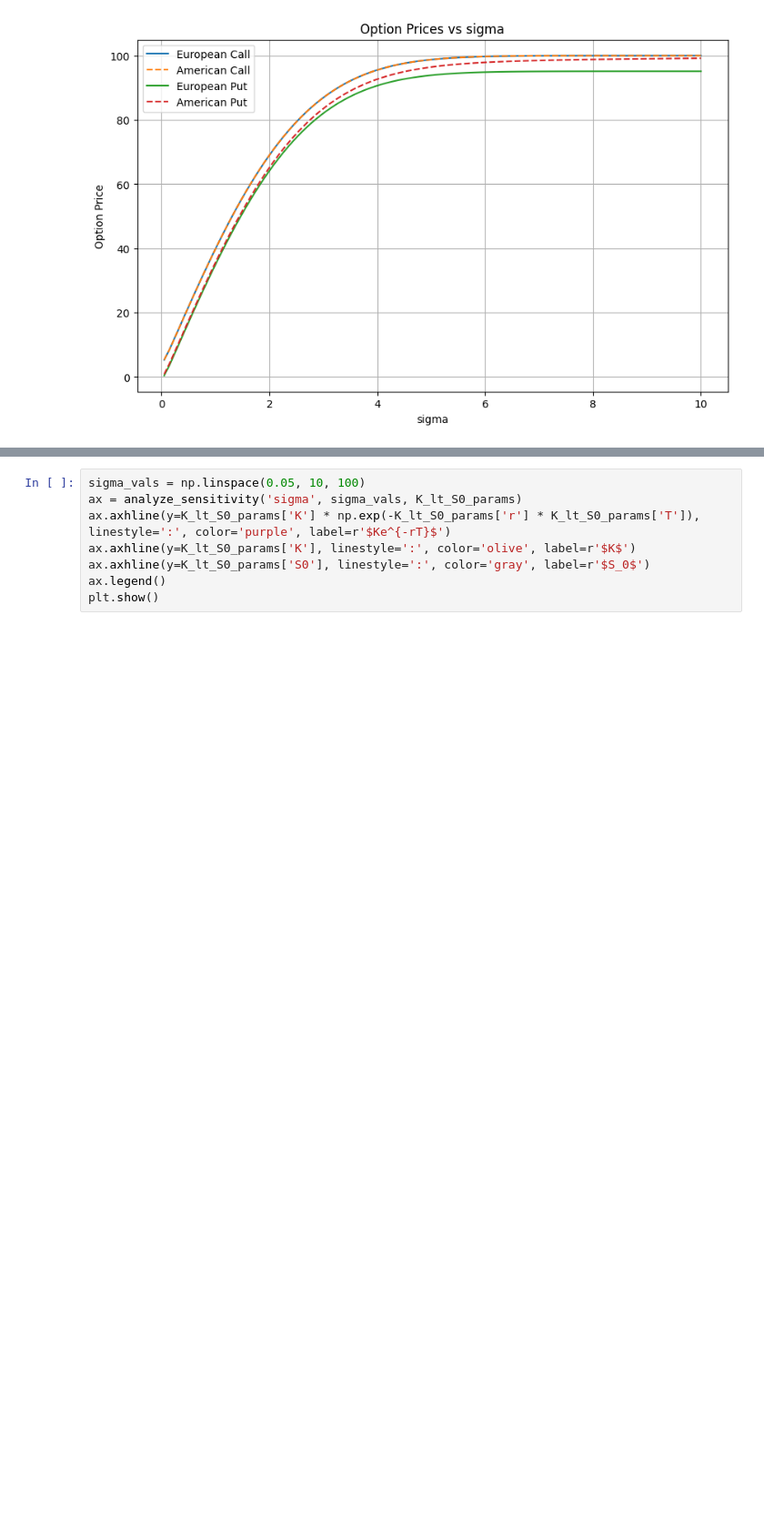
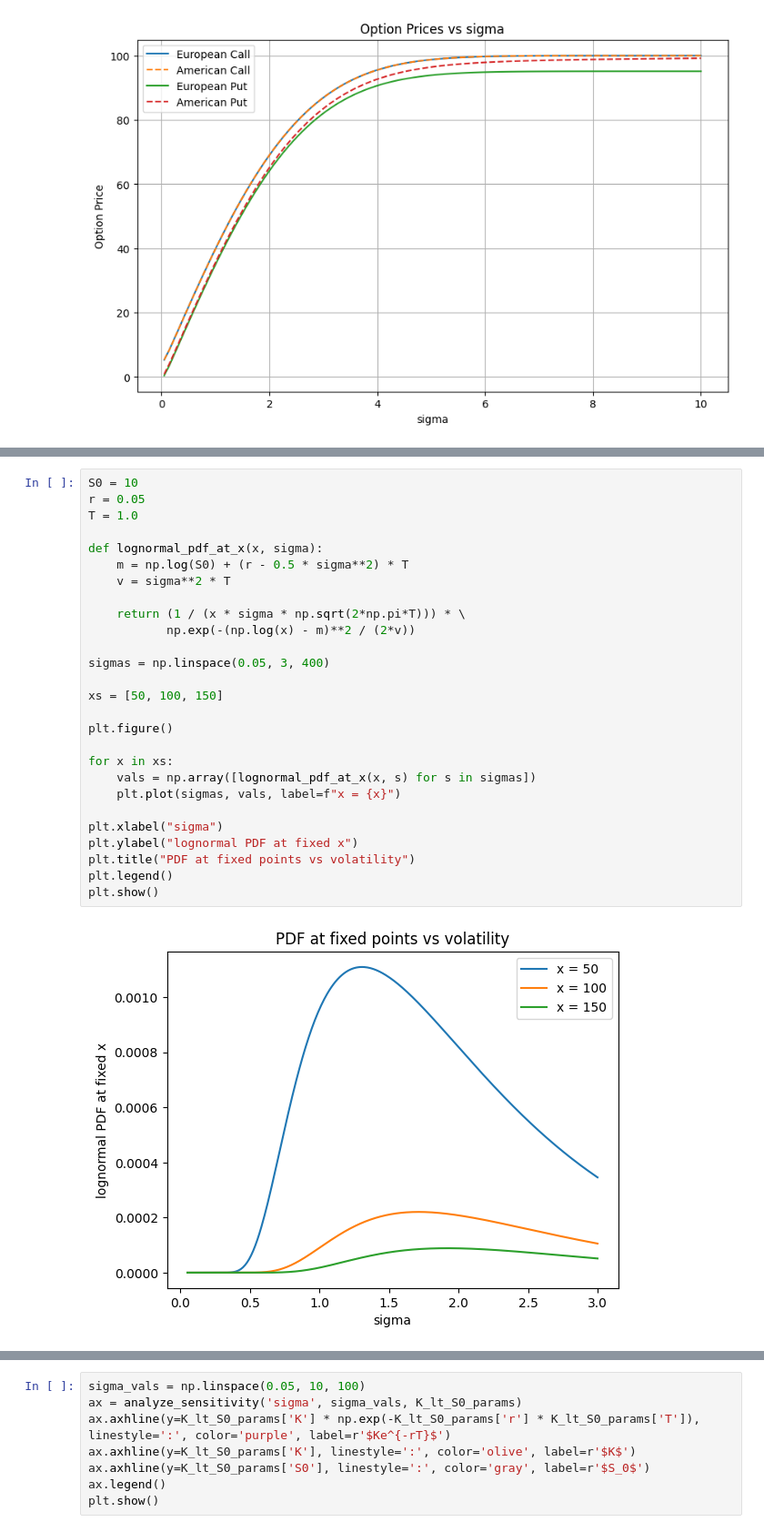
Before and after one commit to AleksyBalazinski/option-pricing, a Jupyter notebook: analysis.ipynb, the cells around one changed output, grey strips where cells are left out. Shown at 91% size. Saved outputs shown, nothing was run; the diff lists cells and outputs as text; blank space fills up the shorter version.

Commit message:
better explanations + convergence plots

```diff
--- a/analysis.ipynb
+++ b/analysis.ipynb
@@ -405,0 +426,29 @@ Note that the mean doesn't depend on $\sigma$ so somehow there must be enough ma
+# %%
+S0 = 10
+r = 0.05
+T = 1.0
+
+def lognormal_pdf_at_x(x, sigma):
+    m = np.log(S0) + (r - 0.5 * sigma**2) * T
+    v = sigma**2 * T
+
+    return (1 / (x * sigma * np.sqrt(2*np.pi*T))) * \
+           np.exp(-(np.log(x) - m)**2 / (2*v))
+
+sigmas = np.linspace(0.05, 3, 400)
+
+xs = [50, 100, 150]
+
+plt.figure()
+
+for x in xs:
+    vals = np.array([lognormal_pdf_at_x(x, s) for s in sigmas])
+    plt.plot(sigmas, vals, label=f"x = {x}")
+
+plt.xlabel("sigma")
+plt.ylabel("lognormal PDF at fixed x")
+plt.title("PDF at fixed points vs volatility")
+plt.legend()
+plt.show()
+# %% [output]
+[figure, added]
```
Also changed, not shown: parts of 40 cells of this notebook.
